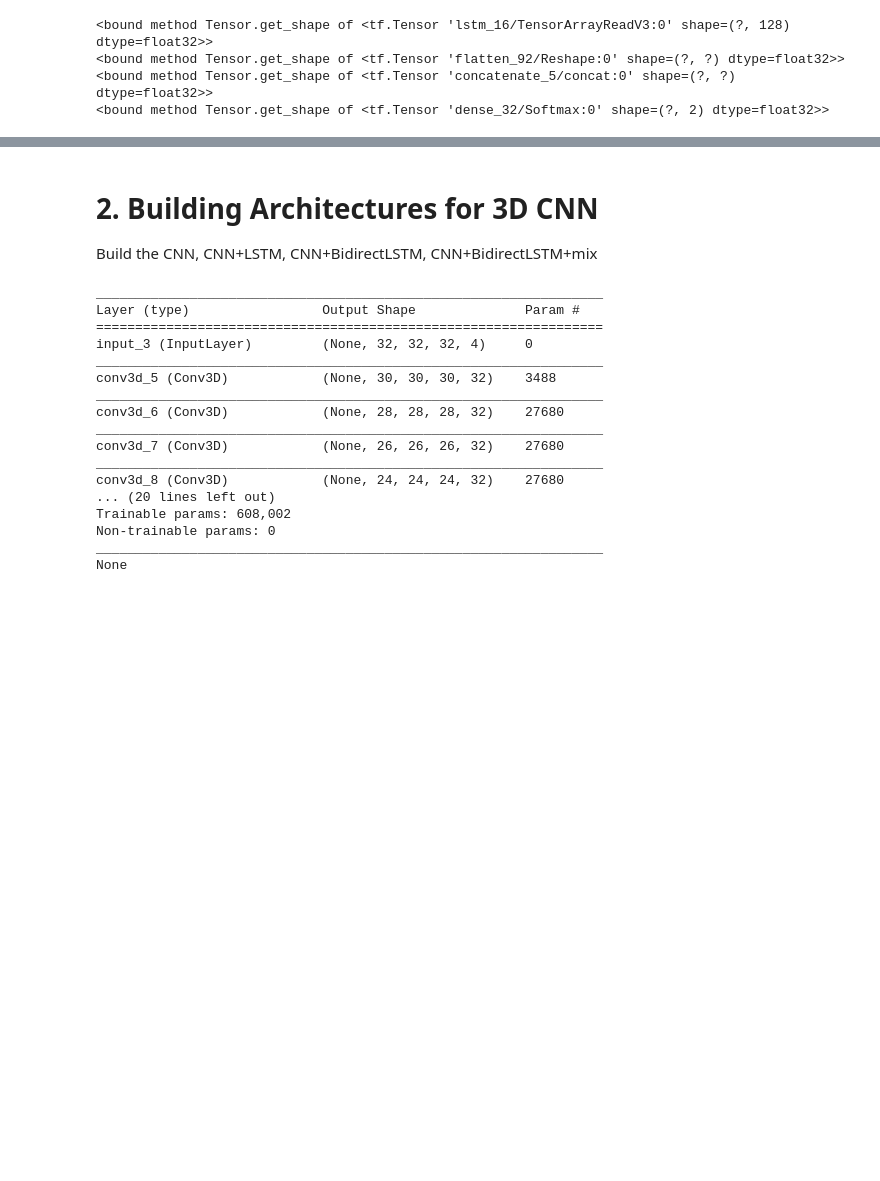
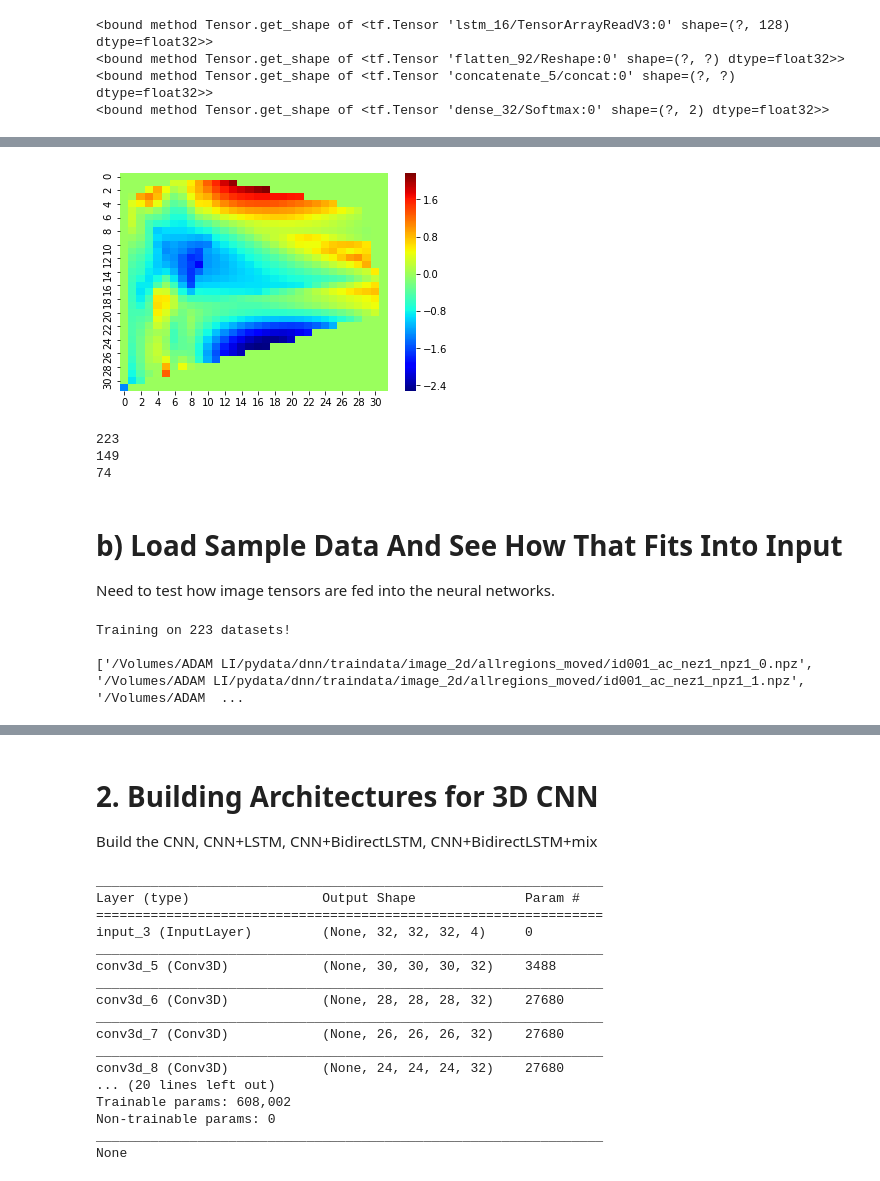
Before and after one commit to adam2392/dnn-unsupervised, a Jupyter notebook: dnn/DNN Architecture Setups - 2DCNN, 3DCNN, +LSTM, +bidirectionLSTM, +mix.ipynb, the cells around one changed output, grey strips where cells are left out. Drawn from its saved outputs; the diff is of its cells as text; code cells hidden in the pictures; blank space fills up the shorter version.

Commit message:
Adding custom generator that was tested to get sequences of directory data. Also updated generator for cnn to just take in 1 big image file.

```diff
--- a/dnn/DNN Architecture Setups - 2DCNN, 3DCNN, +LSTM, +bidirectionLSTM, +mix.ipynb
+++ b/dnn/DNN Architecture Setups - 2DCNN, 3DCNN, +LSTM, +bidirectionLSTM, +mix.ipynb
@@ -208,0 +288,10 @@ print(cnn_lstm_mix.get_shape)
+# %%
+##################### INPUT DATA FOR NN ####################
+traindatadir ='/Volumes/ADAM LI/pydata/dnn/traindata/'
+imagedir = os.path.join(traindatadir, 'image_2d')
+# get all the separate files to use for training:
+datafiles = []
+for root, dirs, files in os.walk(imagedir):
+    for file in files:
+        datafiles.append(os.path.join(root, file))
+print('\nTraining on ' + str(len(datafiles)) + ' datasets!\n')
@@ -208,0 +300,22 @@ print(cnn_lstm_mix.get_shape)
+# %%
+import processing.util
+
+# Parameters
+params = {'dim_x': imsize,
+      'dim_y': imsize,
+      'dim_z': numfreqs,
+      'batch_size': 24,
+      'shuffle': True}
+datagen = processing.util.DataGenerator(**params)
+training_generator = datagen.generate_fromdir(datafiles)
+
+idx=0
+for i,j in training_generator:
+
+    print(i.shape)
+    print(j.shape)
+
+    if idx==2:
+        break
+    idx+=1
+    break
@@ -208,0 +340,39 @@ print(cnn_lstm_mix.get_shape)
+# %%
+import seaborn as sns
+import matplotlib
+import matplotlib.pyplot as plt
+
+sns.heatmap(i[0,:,:,0].squeeze(), cmap='jet')
+plt.show()
+# %% [output]
+[figure, added]
+# %%
+from sklearn.model_selection import train_test_split
+# (X_train, y_train), (X_val, y_val), (X_test, y_test) = datahandler.reformatinput(images, labels)
+X_train, X_test = train_test_split(datafiles, test_size=0.33, random_state=42)
+
+print(len(datafiles))
+print(len(X_train))
+print(len(X_test))
+# %% [output]
+223
+149
+74
+# %% [markdown]
+# b) Load Sample Data And See How That Fits Into Input
+
+Need to test how image tensors are fed into the neural networks.
+# %%
+import os
+datadir = '/Volumes/ADAM LI/pydata/dnn/traindata/image_2d/'
+
+datafiles = []
+for root, dirs, files in os.walk(datadir):
+    for file in files:
+        datafiles.append(os.path.join(root, file))
+print('\nTraining on ' + str(len(datafiles)) + ' datasets!\n')
+print(datafiles[0:5])
+# %% [output]
+Training on 223 datasets!
+
+['/Volumes/ADAM LI/pydata/dnn/traindata/image_2d/allregions_moved/id001_ac_nez1_npz1_0.npz', '/Volumes/ADAM LI/pydata/dnn/traindata/image_2d/allregions_moved/id001_ac_nez1_npz1_1.npz', '/Volumes/ADAM  ...
```
Also changed, not shown: parts of 15 cells of this notebook, 8 other files.
